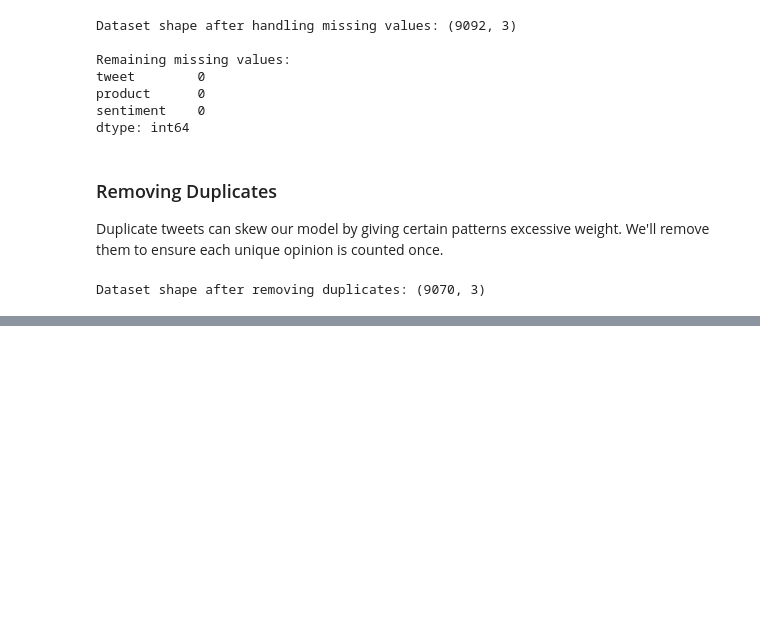
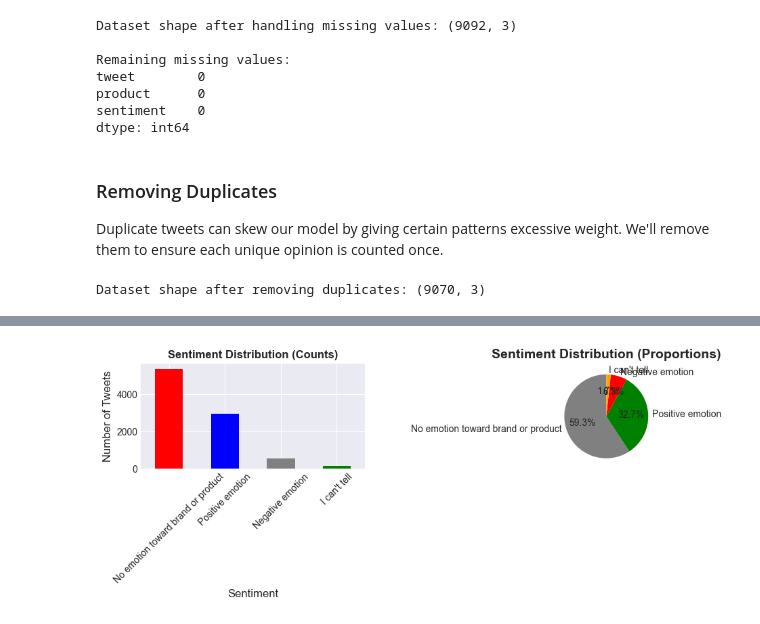
Before and after one commit to salmamwende-code/group1, a Jupyter notebook: notebooks/Steve.ipynb, the cells around one changed output, grey strips where cells are left out. Cells and saved outputs as stored; diff of their text form; code cells hidden in the pictures; blank space fills up the shorter version.

Commit message:
sentiment distribution

```diff
--- a/notebooks/Steve.ipynb
+++ b/notebooks/Steve.ipynb
@@ -237,0 +240,12 @@ Dataset shape after removing duplicates: (9070, 3)
+# %%
+# Examine sentiment distribution
+sentiment_counts = df['sentiment'].value_counts()
+sentiment_percentages = df['sentiment'].value_counts(normalize=True) * 100
+
+sentiment_summary = pd.DataFrame({
+    'Count': sentiment_counts,
+    'Percentage': sentiment_percentages.round(2)
+})
+
+print("Sentiment Distribution:")
+print(sentiment_summary)
@@ -237,0 +260,27 @@ Dataset shape after removing duplicates: (9070, 3)
+# %%
+# Visualizing the sentiment distribution
+
+fig, (ax1, ax2) = plt.subplots(1, 2, figsize=(10, 4))
+
+# Count plot
+sentiment_counts.plot(kind='bar',ax=ax1,color=['red', 'blue', 'gray', 'green'])
+ax1.set_title('Sentiment Distribution (Counts)', fontsize=12, fontweight='bold')
+ax1.set_xlabel('Sentiment', fontsize=12)
+ax1.set_ylabel('Number of Tweets', fontsize=12)
+ax1.tick_params(axis='x', rotation=45)
+
+# Pie chart
+colors = ['gray', 'green', 'red', 'orange']
+ax2.pie(
+    sentiment_counts,
+    labels=sentiment_counts.index,
+    autopct='%1.1f%%',
+    startangle=90,
+    colors=colors
+)
+ax2.set_title('Sentiment Distribution (Proportions)', fontsize=14, fontweight='bold')
+
+plt.tight_layout()
+plt.show()
+# %% [output]
+[figure, added]
```
Also changed, not shown: parts of 3 cells of this notebook.
